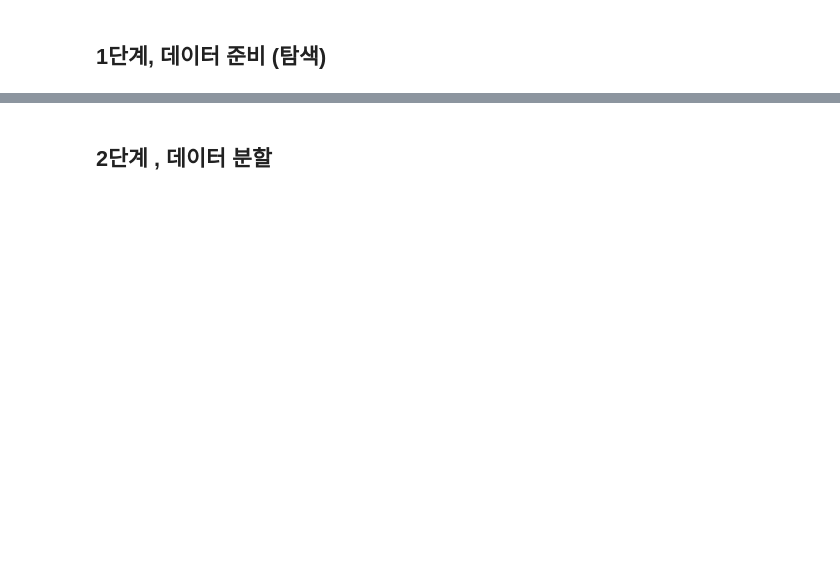
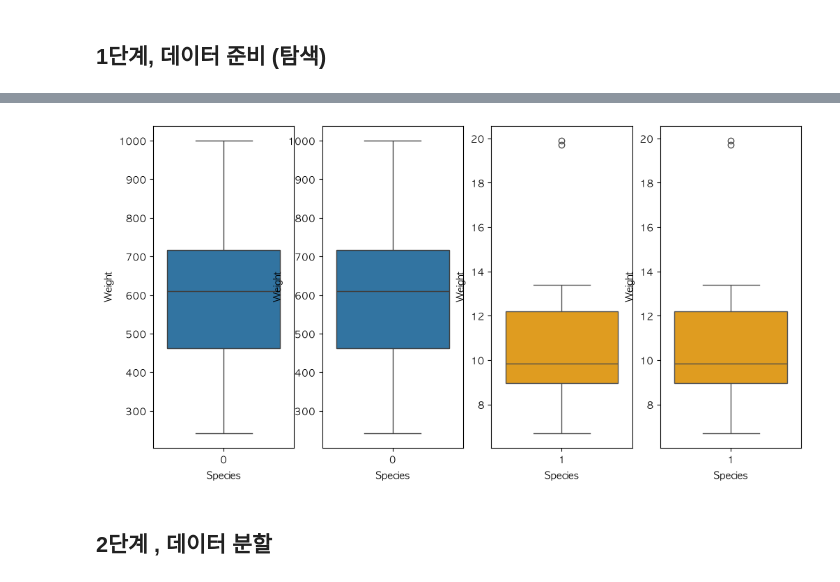
Before and after one commit to LEE0202020/study, a Jupyter notebook: 4.지도 학습 (KNN).ipynb, the cells around one changed output, grey strips where cells are left out. Cells and saved outputs as stored; diff of their text form; code cells hidden in the pictures; blank space fills up the shorter version.

```diff
--- a/4.지도 학습 (KNN).ipynb
+++ b/4.지도 학습 (KNN).ipynb
@@ -155,10 +234,12 @@ plt.show()
 # %%
 pig, axes = plt.subplots(1, 4, figsize=(12, 6))
 sns.boxplot(fish_df[fish_df["Species"] == 0], x="Species", y="Weight", ax=axes[0])
-sns.boxplot(fish_df[fish_df["Species"] == 0], x="Species", y="Length", ax=axes[1])
-sns.boxplot(fish_df[fish_df["Species"] == 1], x="Species", y="Weight", ax=axes[2], color="orange")
-sns.boxplot(fish_df[fish_df["Species"] == 1], x="Species", y="Length", ax=axes[3], color="orange")
+sns.boxplot(fish_df[fish_df["Species"] == 0], x="Species", y="Weight", ax=axes[1])
+sns.boxplot(fish_df[fish_df["Species"] == 1], x="Species", y="Weight", ax=axes[2],color="orange")
+sns.boxplot(fish_df[fish_df["Species"] == 1], x="Species", y="Weight", ax=axes[3], color="orange")
 plt.show()
+# %% [output]
+[figure, added]
 # %% [markdown]
 ## 2단계 , 데이터 분할
 # %%
```
Also changed, not shown: parts of 24 cells of this notebook, 3 other files.
